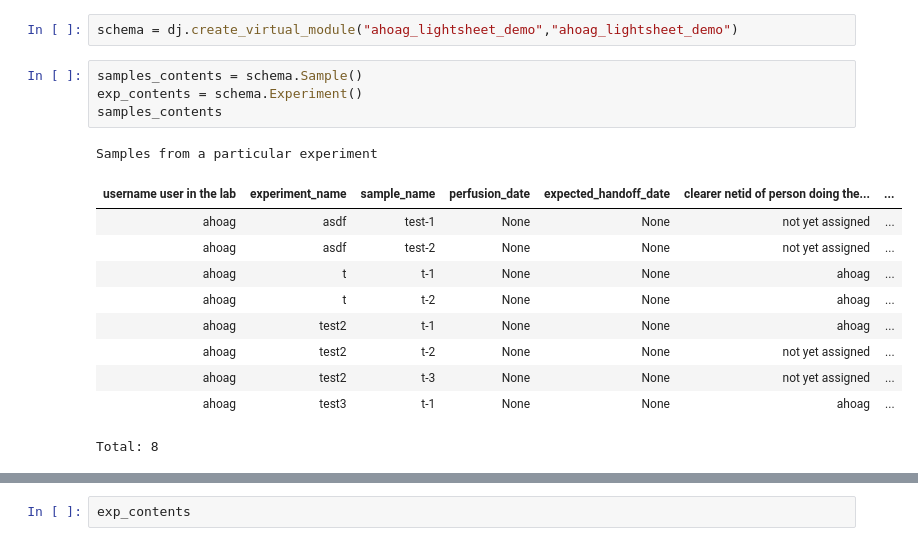
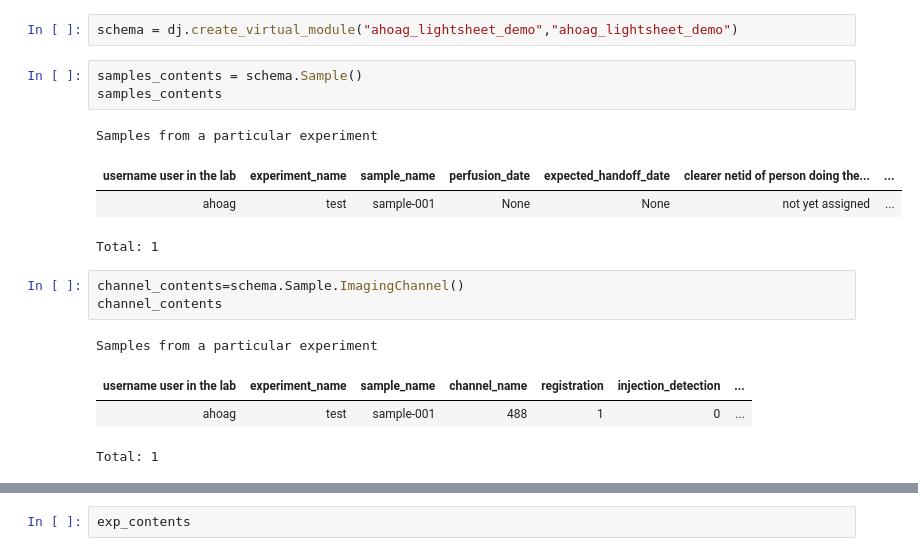
Before and after one commit to BrainCOGS/lightserv, a Jupyter notebook: notebooks/datajoint_sandbox.ipynb, the cells around one changed output, grey strips where cells are left out. Cells and saved outputs as stored; diff of their text form.

Commit message:
incorporating channels into imaging entry form

```diff
--- a/notebooks/datajoint_sandbox.ipynb
+++ b/notebooks/datajoint_sandbox.ipynb
@@ -81,17 +30,17 @@ Total: 10
 schema = dj.create_virtual_module("ahoag_lightsheet_demo","ahoag_lightsheet_demo")
 # %%
 samples_contents = schema.Sample()
-exp_contents = schema.Experiment()
 samples_contents
 # %% [output]
 Samples from a particular experiment
 | username user in the lab | experiment_name | sample_name | perfusion_date | expected_handoff_date | clearer netid of person doing the... | ... |
-| ahoag | asdf | test-1 | None | None | not yet assigned | ... |
-| ahoag | asdf | test-2 | None | None | not yet assigned | ... |
-| ahoag | t | t-1 | None | None | ahoag | ... |
-| ahoag | t | t-2 | None | None | ahoag | ... |
-| ahoag | test2 | t-1 | None | None | ahoag | ... |
-| ahoag | test2 | t-2 | None | None | not yet assigned | ... |
-| ahoag | test2 | t-3 | None | None | not yet assigned | ... |
-| ahoag | test3 | t-1 | None | None | ahoag | ... |
+| ahoag | test | sample-001 | None | None | not yet assigned | ... |
-Total: 8
+Total: 1
+# %%
+channel_contents=schema.Sample.ImagingChannel()
+channel_contents
+# %% [output]
+Samples from a particular experiment
+| username user in the lab | experiment_name | sample_name | channel_name | registration | injection_detection | ... |
+| ahoag | test | sample-001 | 488 | 1 | 0 | ... |
+Total: 1
```
Also changed, not shown: parts of 11 cells of this notebook, 7 other files.
